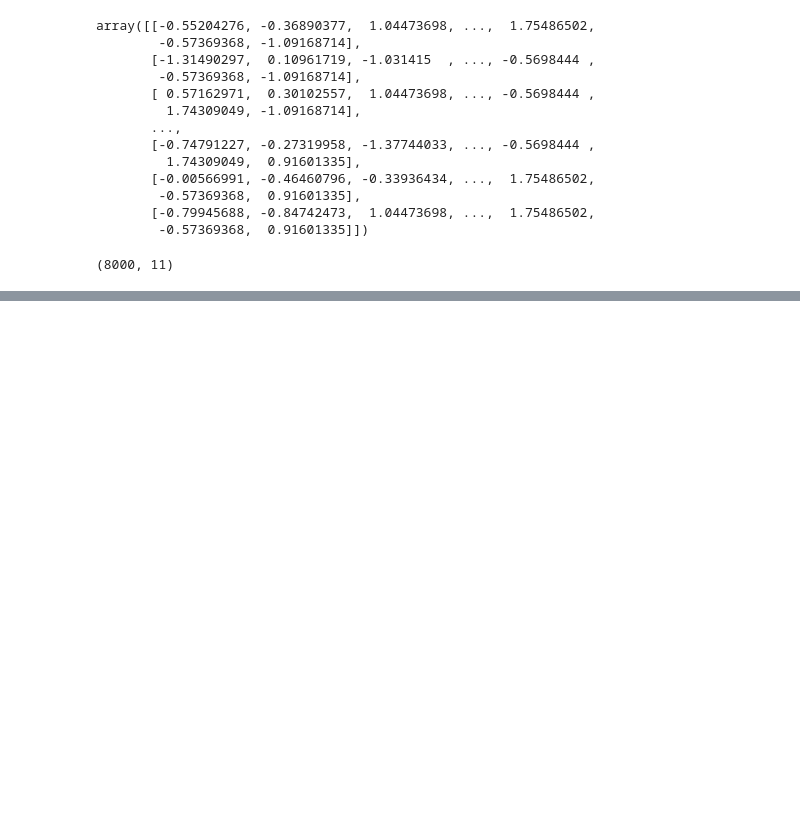
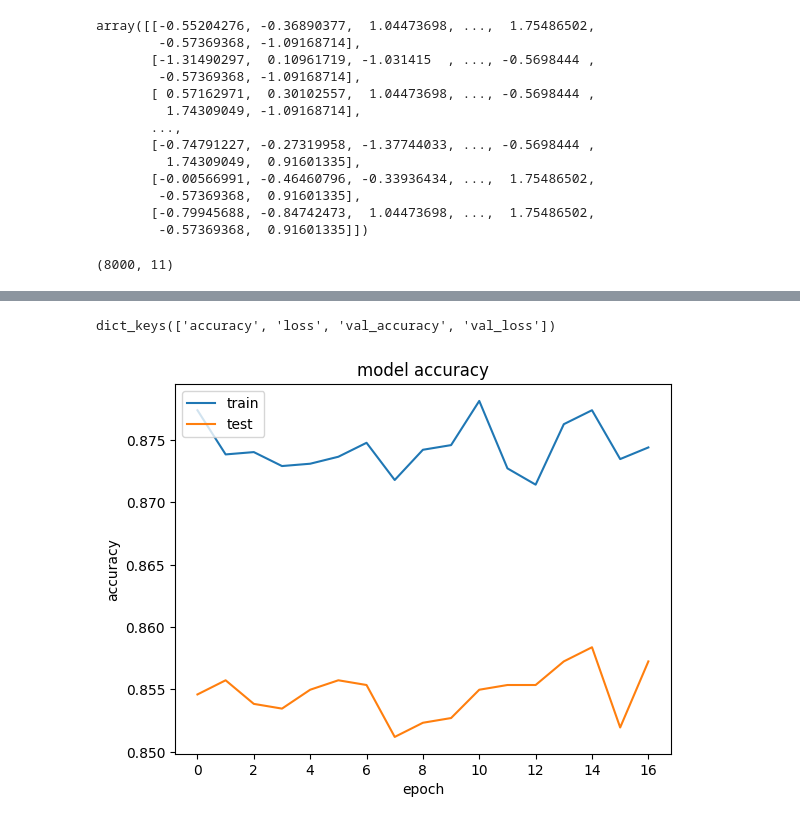
Before and after one commit to late-cat/Sec_colab, a Jupyter notebook: Untitled.ipynb, the cells around one changed output, grey strips where cells are left out. Drawn from its saved outputs; the diff is of its cells as text; code cells hidden in the pictures; blank space fills up the shorter version.

```diff
--- a/Untitled.ipynb
+++ b/Untitled.ipynb
@@ -135,10 +135,31 @@ classifier.compile(optimizer='adam', loss='binary_crossentropy', metrics=['accur
 # %%
 import tensorflow
 opt=tensorflow.keras.optimizers.Adam(learning_rate=0.01)
+# %%
+##early stopping
+import tensorflow as tf
+from tensorflow import keras
+early_stopping=keras.callbacks.EarlyStopping(
+    monitor="val_loss",
+    min_delta=0.0001,
+    patience=10,
+    verbose=1,
+    mode="auto",
+    baseline=None,
+    restore_best_weights=False,
+    start_from_epoch=0,
+)
 # %%
 # Compiling the model before training to ensure valid state
 classifier.compile(optimizer='adam', loss='binary_crossentropy', metrics=['accuracy'])
 
-# Training the ANN
-model_history = classifier.fit(X_train, Y_train.flatten(), validation_split=0.33, batch_size=10, epochs=100)
+# Training the ANN with Early Stopping callback
+model_history = classifier.fit(
+    X_train,
+    Y_train.flatten(),
+    validation_split=0.33,
+    batch_size=10,
+    epochs=1000,
+    callbacks=[early_stopping]
+)
 # %% [output]
@@ -161,0 +183,17 @@ Epoch 19/100
+# %%
+model_history.history.keys()
+# %% [output]
+dict_keys(['accuracy', 'loss', 'val_accuracy', 'val_loss'])
+# %%
+# summarize history for accuracy
+import matplotlib.pyplot as plt
+
+plt.plot(model_history.history['accuracy'])
+plt.plot(model_history.history['val_accuracy'])
+plt.title('model accuracy')
+plt.ylabel('accuracy')
+plt.xlabel('epoch')
+plt.legend(['train', 'test'], loc='upper left')
+plt.show()
+# %% [output]
+[figure, added]
```
Also changed, not shown: parts of 6 cells of this notebook.
